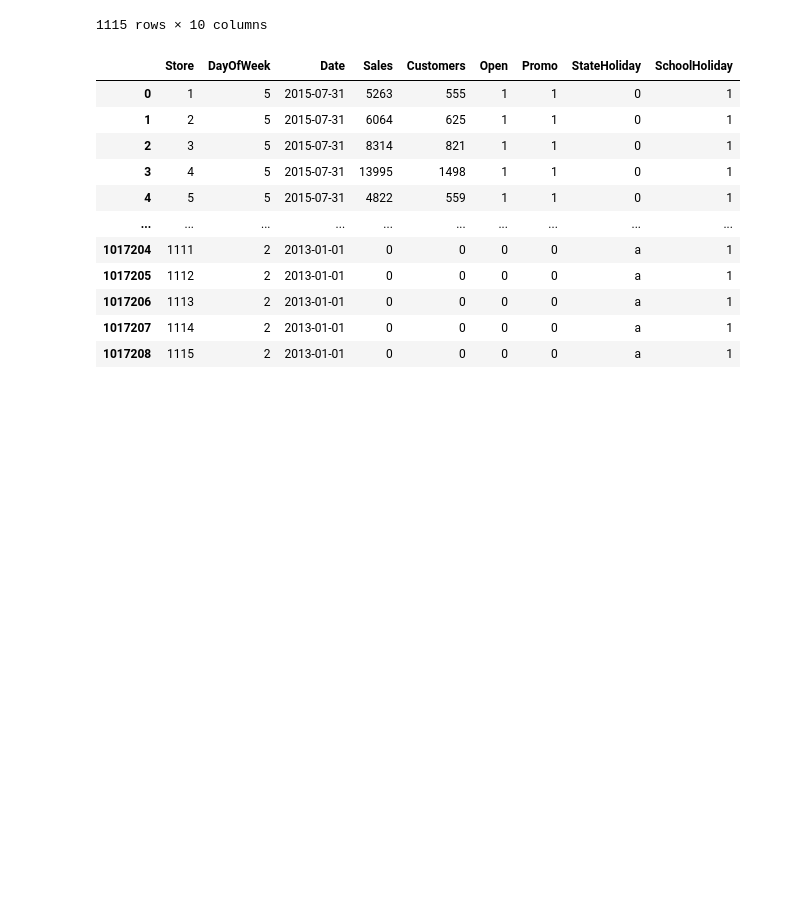
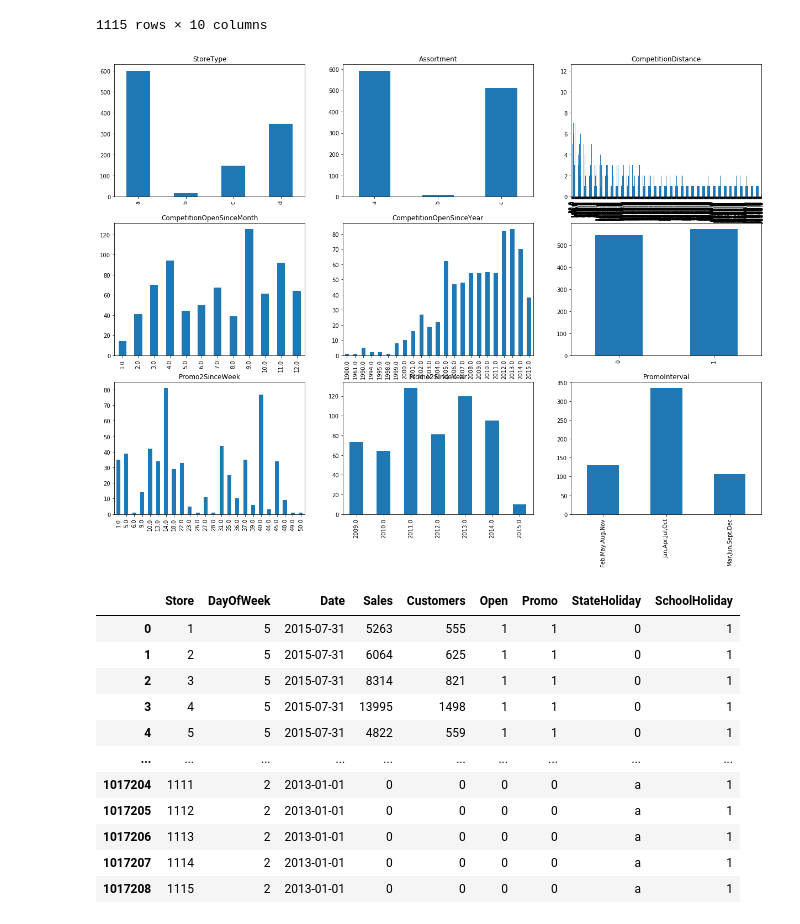
Before and after one commit to daniellepidt/rossmann-store-sales, a Jupyter notebook: data_exploration.ipynb, the cells around one changed output. Saved outputs shown, nothing was run; the diff lists cells and outputs as text; code cells hidden in the pictures; blank space fills up the shorter version.

Commit message:
Add further visualisation

```diff
--- a/data_exploration.ipynb
+++ b/data_exploration.ipynb
@@ -50,6 +51,22 @@ store
 | 1113 | 1114 | a | c | 870.0 | NaN | NaN | ... |
 | 1114 | 1115 | d | c | 5350.0 | NaN | NaN | ... |
 1115 rows × 10 columns
+# %%
+columns = store.copy().drop(store.columns[0], axis=1).columns.values # Drop the first column of the dataframe.
+
+divider = 3
+nrows = len(columns)//divider
+ncols = divider
+fig, ax  = plt.subplots(nrows, ncols, )
+fig.set_size_inches(23, 18)
+for i in range(len(columns)):
+  store[columns[i]].value_counts().sort_index().plot.bar(
+    title=columns[i],
+    # rot=45,
+    ax=ax[i // ncols, i % ncols]
+  )
+# %% [output]
+[figure, added]
 # %%
 train
 # %% [output]
```
Also changed, not shown: parts of 5 cells of this notebook, 2 other files.
